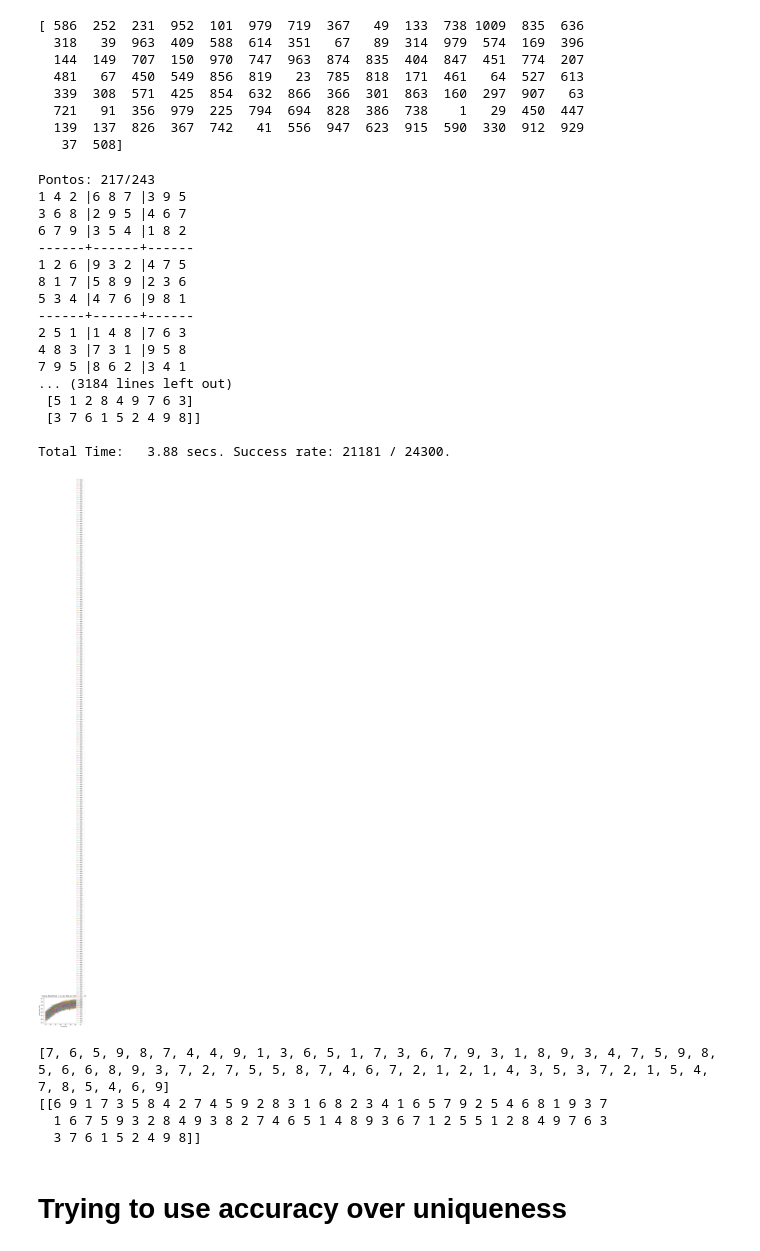
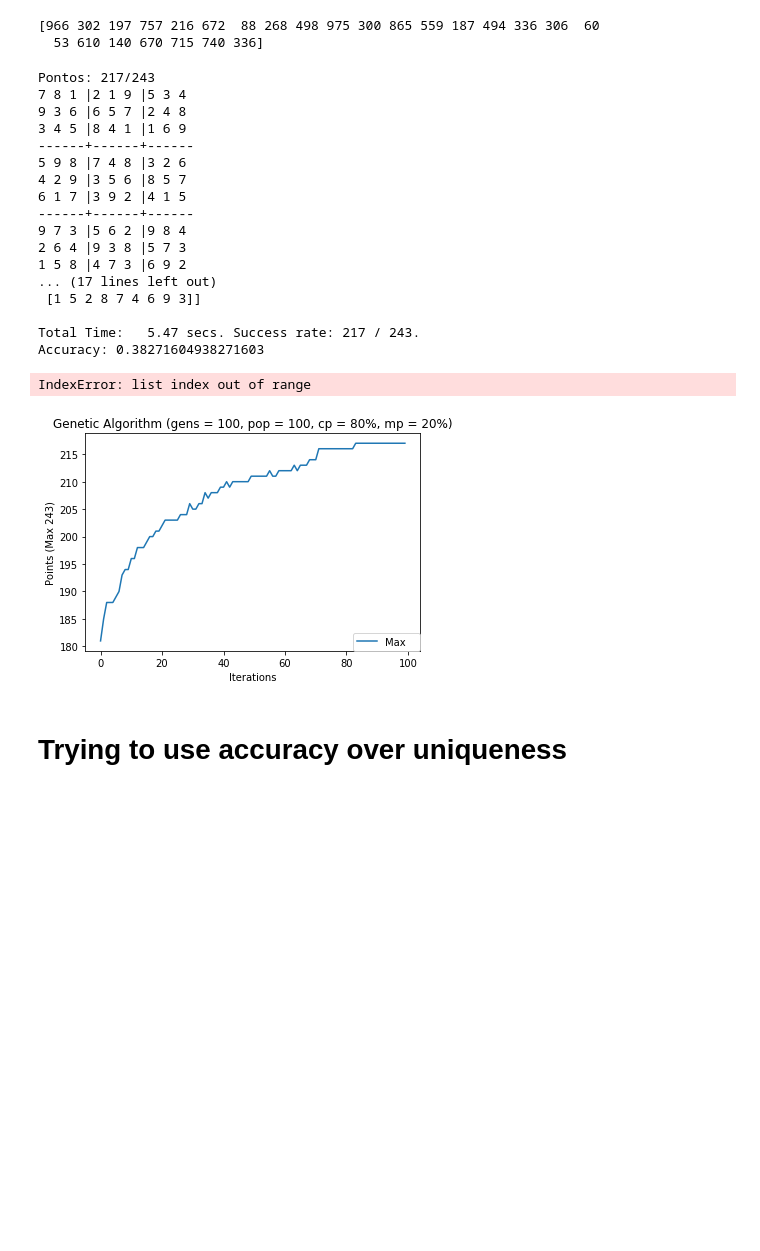
Before and after one commit to ASavchenkov/110BProj1, a Jupyter notebook: Attempting GA with DEAP.ipynb, the cells around one changed output. Drawn from its saved outputs; the diff is of its cells as text; code cells hidden in the pictures; blank space fills up the shorter version.

```diff
--- a/Attempting GA with DEAP.ipynb
+++ b/Attempting GA with DEAP.ipynb
@@ -38,6 +38,10 @@ def printBoard(board):
 def printBoardFromDNA64(individual):
     board = buildBoardFromDNA64(individual)
     printBoard(board)
+
+def unencodedBoard(individual):
+    board = buildBoardFromDNA64(individual)
+    return board
 
 creator.create("FitnessMax", base.Fitness, weights=(1.0,))
 creator.create("Individual", list, fitness=creator.FitnessMax)
@@ -175,24 +177,19 @@ for n in range(len(data['solutions'])):
 
 #for n in range(100):
 randFixed = []
-randIndex = np.random.randint(0,1011,100)
+randIndex = np.random.randint(0,1011,25)
 for i in randIndex:
     randFixed.append(allFixedValues[i])
 print(randIndex)
 # %% [output]
-[ 586  252  231  952  101  979  719  367   49  133  738 1009  835  636
-  318   39  963  409  588  614  351   67   89  314  979  574  169  396
-  144  149  707  150  970  747  963  874  835  404  847  451  774  207
-  481   67  450  549  856  819   23  785  818  171  461   64  527  613
-  339  308  571  425  854  632  866  366  301  863  160  297  907   63
-  721   91  356  979  225  794  694  828  386  738    1   29  450  447
-  139  137  826  367  742   41  556  947  623  915  590  330  912  929
-   37  508]
+[966 302 197 757 216 672  88 268 498 975 300 865 559 187 494 336 306  60
+  53 610 140 670 715 740 336]
 # %%
 import time
 
 scores = []
 corr = 0
+realScores = []
 
 population = toolbox.population(n=100)
 
@@ -201,7 +198,7 @@ allMax = []
 allAvg = []
 allStd = []
 
-for i in range(len(randFixed)):
+for i in range(1):#len(randFixed)):
 #    fixedValues = allFixedValues[i]
 
     fixedValues = randFixed[i]
@@ -218,10 +215,10 @@ for i in range(len(randFixed)):
 
     start = time.time()
 
-    NGEN=75
+    NGEN=100
     for gen in range(NGEN):
         #print("---GEN %i ---" % gen)
-        offspring = algorithms.varAnd(population, toolbox, cxpb=0.8, mutpb=0.2)
+        offspring = algorithms.varAnd(population, toolbox, cxpb=0.6, mutpb=0.4)
         fits = toolbox.map(toolbox.evaluate, offspring)
         for fit, ind in zip(fits, offspring):
             ind.fitness.values = fit
@@ -240,6 +237,7 @@ for i in range(len(randFixed)):
         gensAvg.append(mean)
         gensStd.append(std)
 
+
         # print("  Min %s" % int(min(fits)))
         #print("  Max %s" % int(max(fits)))
         # print("  Avg %s" % mean)
@@ -254,51 +252,48 @@ for i in range(len(randFixed)):
         print("Answer:", np.reshape(sols[randIndex[i]],(9,9)))
         print("")
 
+    solBoard = unencodedBoard(solution)
+
     allMin.append(gensMin)
     allMax.append(gensMax)
     allAvg.append(gensAvg)
     allStd.append(gensStd)
+    realScores.append(int(np.sum(np.equal(np.reshape(solBoard,(1,9**2)), sols[randIndex[i]]))))
     tot = 243*(i+1)
     corr += int(fitnessFromDNA64(solution)[0])
     scores.append(int(fitnessFromDNA64(solution)[0]))
     end = time.time()
     print("Total Time: {t:6.2f} secs. Success rate: {corr} / {tot}.".format(t=(end-start),corr = corr, tot = tot))
+    print("Accuracy: {acc}".format(acc = realScores[i]/81))
 # %% [output]
 Pontos: 217/243
-1 4 2 |6 8 7 |3 9 5
-3 6 8 |2 9 5 |4 6 7
-6 7 9 |3 5 4 |1 8 2
+7 8 1 |2 1 9 |5 3 4
+9 3 6 |6 5 7 |2 4 8
+3 4 5 |8 4 1 |1 6 9
 ------+------+------
-1 2 6 |9 3 2 |4 7 5
-8 1 7 |5 8 9 |2 3 6
-5 3 4 |4 7 6 |9 8 1
+5 9 8 |7 4 8 |3 2 6
+4 2 9 |3 5 6 |8 5 7
+6 1 7 |3 9 2 |4 1 5
 ------+------+------
-2 5 1 |1 4 8 |7 6 3
-4 8 3 |7 3 1 |9 5 8
-7 9 5 |8 6 2 |3 4 1
-... (3184 lines left out)
- [5 1 2 8 4 9 7 6 3]
- [3 7 6 1 5 2 4 9 8]]
+9 7 3 |5 6 2 |9 8 4
+2 6 4 |9 3 8 |5 7 3
+1 5 8 |4 7 3 |6 9 2
+... (17 lines left out)
+ [1 5 2 8 7 4 6 9 3]]
 
-Total Time:   3.88 secs. Success rate: 21181 / 24300.
+Total Time:   5.47 secs. Success rate: 217 / 243.
+Accuracy: 0.38271604938271603
 # %%
 plt.subplot(111)
 for i in range(len(randFixed)):
     plt.plot(allMax[i], label="Max")
-    plt.plot(allAvg[i], label="Avg")
-    plt.plot(allMin[i], label="Min")
+    #plt.plot(allAvg[i], label="Avg")
+    #plt.plot(allMin[i], label="Min")
     plt.legend(bbox_to_anchor=(0.8, 0.0, 0.2, .102), loc=3, ncol=1, mode="expand", borderaxespad=0.)
-    plt.title('Genetic Algorithm (pi = 50, ng = 100, pc = 80%, pm = 20%)')
+    plt.title('Genetic Algorithm (gens = 100, pop = 100, cp = 80%, mp = 20%)')
     plt.ylabel('Points (Max 243)')
     plt.xlabel('Iterations')
 plt.show()
 # %% [output]
+IndexError: list index out of range
-[figure, old version]
+[figure, new version]
-# %%
-print(solution)
-print(sols[randIndex[-1]])
-# %% [output]
-[7, 6, 5, 9, 8, 7, 4, 4, 9, 1, 3, 6, 5, 1, 7, 3, 6, 7, 9, 3, 1, 8, 9, 3, 4, 7, 5, 9, 8, 5, 6, 6, 8, 9, 3, 7, 2, 7, 5, 5, 8, 7, 4, 6, 7, 2, 1, 2, 1, 4, 3, 5, 3, 7, 2, 1, 5, 4, 7, 8, 5, 4, 6, 9]
-[[6 9 1 7 3 5 8 4 2 7 4 5 9 2 8 3 1 6 8 2 3 4 1 6 5 7 9 2 5 4 6 8 1 9 3 7
-  1 6 7 5 9 3 2 8 4 9 3 8 2 7 4 6 5 1 4 8 9 3 6 7 1 2 5 5 1 2 8 4 9 7 6 3
-  3 7 6 1 5 2 4 9 8]]
```
Also changed, not shown: parts of 4 cells of this notebook.
